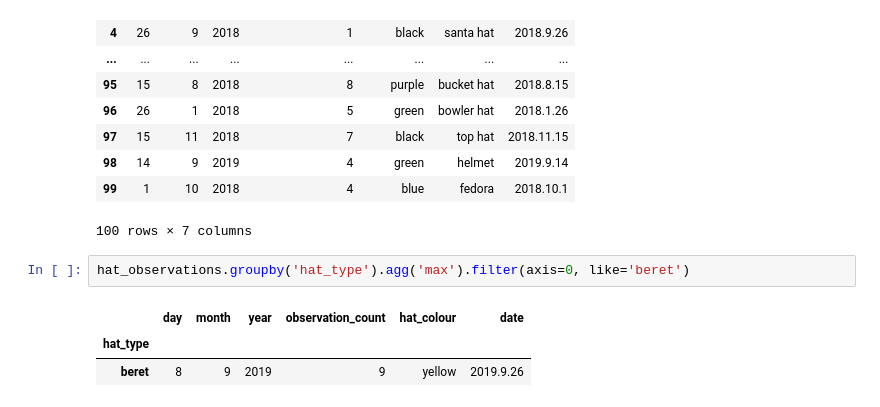
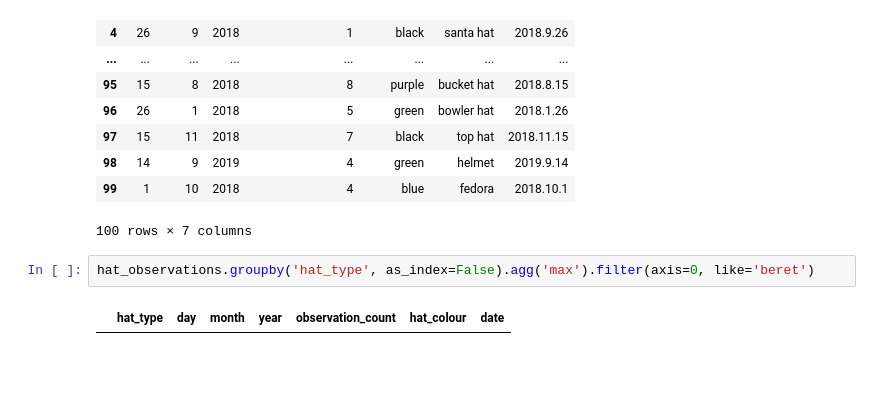
Before and after one commit to Anominity/codeclan_homework_ChrisGlenshaw, a Jupyter notebook: week_12/day_3/hw_week12_day3.ipynb, the cells around one changed output. Saved outputs shown, nothing was run; the diff lists cells and outputs as text; blank space fills up the shorter version.

```diff
--- a/week_12/day_3/hw_week12_day3.ipynb
+++ b/week_12/day_3/hw_week12_day3.ipynb
@@ -183,8 +233,6 @@ hat_observations
 | 99 | 1 | 10 | 2018 | 4 | blue | fedora | 2018.10.1 |
 100 rows × 7 columns
 # %%
-hat_observations.groupby('hat_type').agg('max').filter(axis=0, like='beret')
+hat_observations.groupby('hat_type', as_index=False).agg('max').filter(axis=0, like='beret')
 # %% [output]
-|  | day | month | year | observation_count | hat_colour | date |
-| hat_type |  |  |  |  |  |  |
-| beret | 8 | 9 | 2019 | 9 | yellow | 2019.9.26 |
+|  | hat_type | day | month | year | observation_count | hat_colour | date |
```
Also changed, not shown: parts of 7 cells of this notebook.
